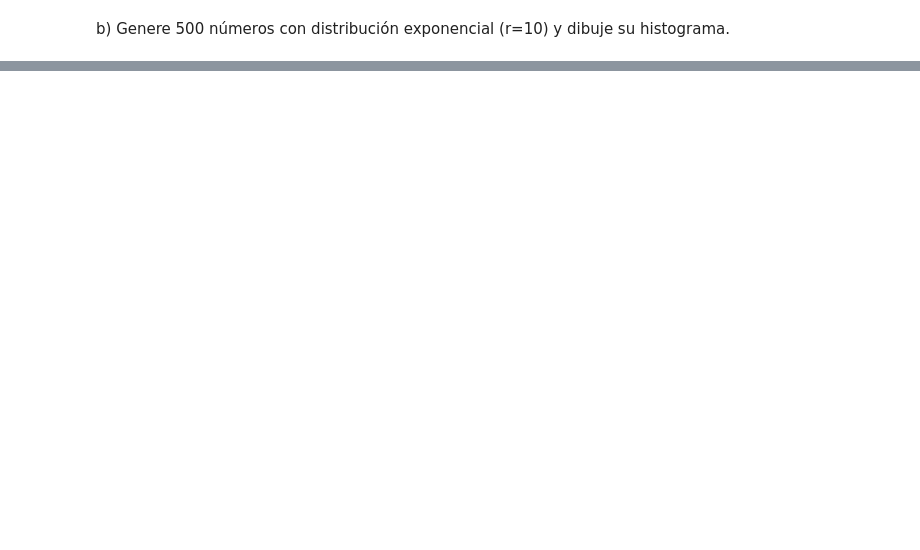
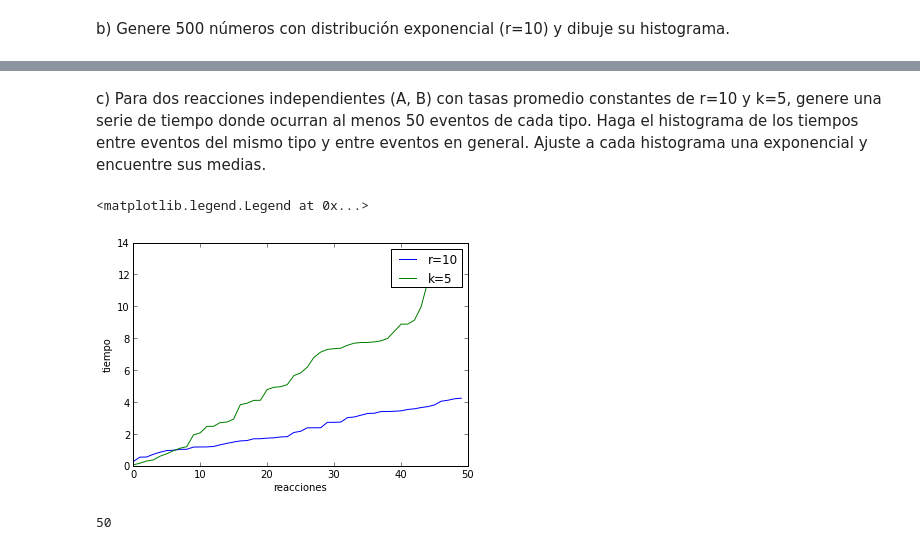
Before and after one commit to jdestupinan1332/Sistems-Biology, a Jupyter notebook: hw_4/Punto 2.ipynb, the cells around one changed output, grey strips where cells are left out. Saved outputs shown, nothing was run; the diff lists cells and outputs as text; code cells hidden in the pictures; blank space fills up the shorter version.

```diff
--- a/hw_4/Punto 2.ipynb
+++ b/hw_4/Punto 2.ipynb
@@ -88,0 +52,29 @@ plt.show()
+# %% [markdown]
+c) Para dos reacciones independientes (A, B) con tasas promedio constantes de r=10 y k=5, genere una serie de tiempo donde ocurran al menos 50 eventos de cada tipo. Haga el histograma de los tiempos entre eventos del mismo tipo y entre eventos en general. Ajuste a cada histograma una exponencial y encuentre sus medias.
+# %%
+def reaction(tasa):
+    lista =[]
+    tau = 0
+    u = random.uniform(0,1,50)
+    i= 0
+    while i < 50:
+        ran = u[i]
+        tau = tau + log(1/ran)/tasa
+        lista.append(tau)
+        i= i+1
+    return lista
+# %%
+x = arange(0,50,1)
+# %%
+plot(x,reaction(10))
+plot(x,reaction(5))
+xlabel('reacciones')
+ylabel('tiempo')
+legend(['r=10', 'k=5'])
+# %% [output]
+<matplotlib.legend.Legend at 0x...>
+[figure, added]
+# %%
+len(u)
+# %% [output]
+50
```
Also changed, not shown: parts of 11 cells of this notebook.
